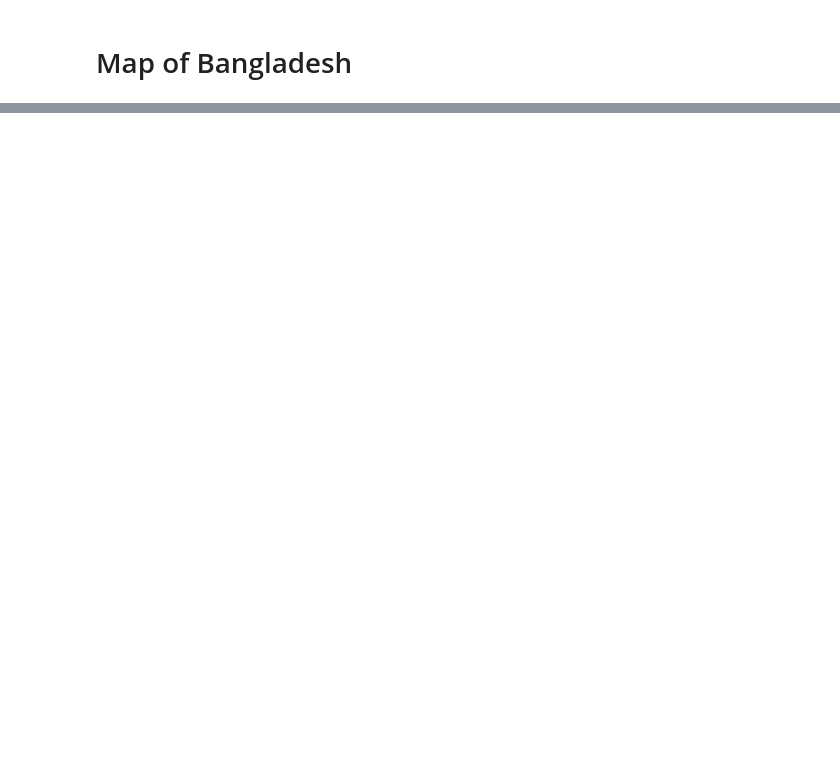
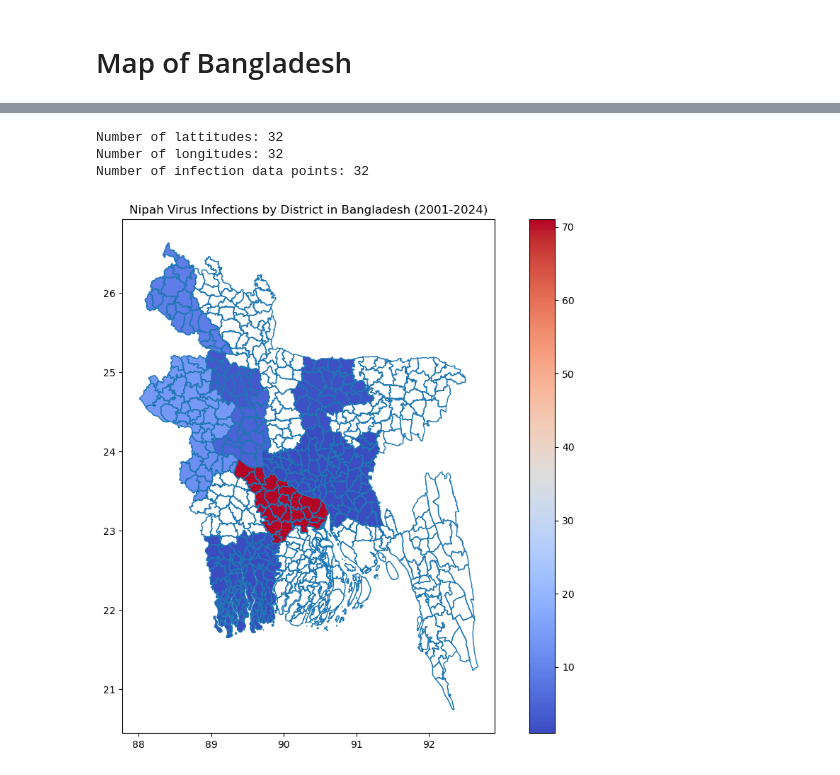
Before and after one commit to awnonbhowmik/NiV-Data-Analysis, a Jupyter notebook: analysis4.ipynb, the cells around one changed output, grey strips where cells are left out. Cells and saved outputs as stored; diff of their text form; code cells hidden in the pictures; blank space fills up the shorter version.

Commit message:
added BD heatmap of infected count

```diff
--- a/analysis4.ipynb
+++ b/analysis4.ipynb
@@ -827,0 +828,54 @@ plt.show()
+# %%
+import geopandas as gpd
+import matplotlib.pyplot as plt
+import pandas as pd
+
+# Load the district-level shapefile of Bangladesh
+bangladesh = gpd.read_file('data/bangladesh.geojson')
+
+# Extract district names from the GeoDataFrame
+districts = bangladesh['NAME_2'].unique()
+
+# Nipah Virus infection data by district (as an example)
+data = {
+    'District': ['Panchagarh', 'Thakurgaon', 'Nilphamari', 'Dinajpur', 'Lalmonirhat', 'Kurigram', 'Rangpur', 'Gaibandha', 'Joypurhat',
+                 'Naogaon', 'Rajshahi', 'Bogra', 'Natore', 'Mymensingh', 'Tangail', 'Meherpur', 'Kushtia',
+                 'Pabna', 'Manikganj', 'Dhaka', 'Chuadanga', 'Jhenaidah', 'Magura', 'Faridpur', 'Narsingdi', 'Comilla', 'Narail',
+                 'Gopalganj', 'Madaripur', 'Shariatpur', 'Khulna', 'Jhalokati'],
+    'Infected': [1, 12, 6, 9, 24, 3, 16, 1, 10, 29, 14, 3, 9, 2, 12, 13, 12, 5, 17, 1, 1, 2, 6, 71, 1, 1, 1, 8, 6, 3, 1, 1],
+    'Latitude': [26.3333, 26.0333, 25.9310, 25.6270, 25.9923, 25.8054, 25.7439, 25.3288, 24.8254, 24.8042, 24.3745, 24.8466, 24.4206, 24.7471, 24.2513, 23.7627, 23.9013,
+                 24.0065, 23.8617, 23.8103, 23.6405, 23.5440, 23.4895, 23.6070, 23.9322, 23.4607, 23.0416, 23.0056, 23.1711, 23.2167, 22.8456, 22.6406],
+    'Longitude': [88.5333, 88.4833, 88.8500, 88.6420, 89.2840, 89.6540, 89.2752, 89.5413, 89.0093, 88.9304, 88.6042, 89.3773, 88.9262, 90.4125, 89.9208, 88.6312, 89.1204,
+                  89.2372, 89.9773, 90.4125, 88.8415, 89.1833, 89.4197, 89.8313, 90.7177, 91.1809, 89.4986, 89.8266, 90.1897, 90.3500, 89.5403, 90.2086]
+}
+
+print("Number of lattitudes:", len(data.get('Latitude')))
+print("Number of longitudes:", len(data.get('Longitude')))
+print("Number of infection data points:", len(data['Infected']))
+# Convert the infection data into a DataFrame
+df_infections = pd.DataFrame(data)
+
+# Merge infection data with the GeoDataFrame (assuming the district names match)
+bangladesh = bangladesh.merge(df_infections, how='left', left_on='NAME_2', right_on='District')
+
+# Plotting the map with infection data as a heatmap
+fig, ax = plt.subplots(figsize=(10, 8))
+bangladesh.boundary.plot(ax=ax, linewidth=1)
+bangladesh.plot(column='Infected', ax=ax, cmap='coolwarm', edgecolor='None', linewidth=0.5, legend=True)
+
+# Customize the title and grid
+ax.set_title("Nipah Virus Infections by District in Bangladesh (2001-2024)")
+ax.grid(False)
+
+plt.tight_layout()
+
+# Save the plot as a PNG file
+plt.savefig('images/nipah_infections_BD_heatmap.png', dpi=220)
+
+# Show the map
+plt.show()
+# %% [output]
+Number of lattitudes: 32
+Number of longitudes: 32
+Number of infection data points: 32
+[figure, added]
```
Also changed, not shown: parts of 7 cells of this notebook, 2 other files.
